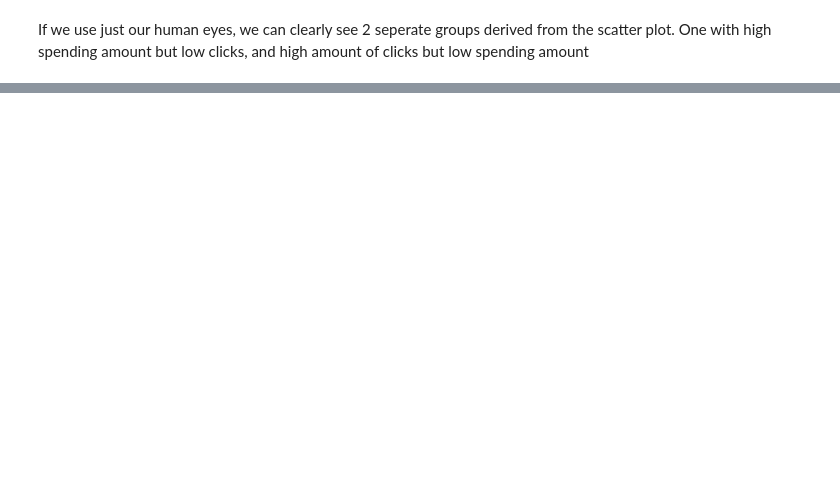
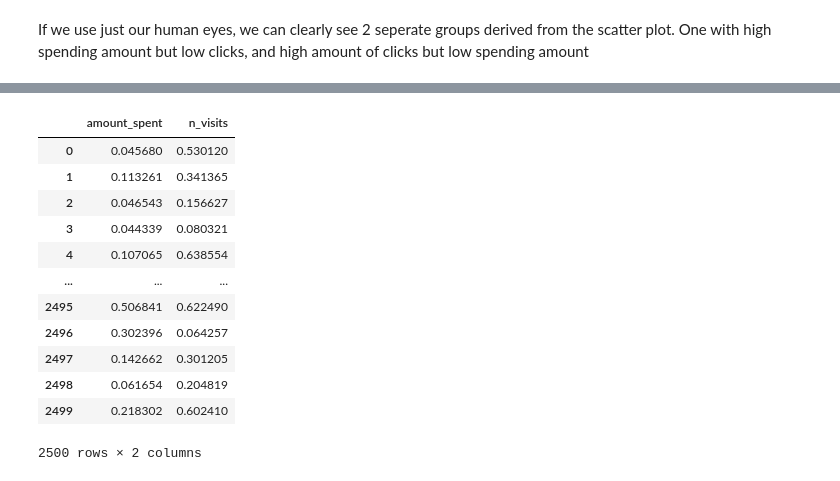
Before and after one commit to dastbek/Lesson-Note, a Jupyter notebook: Stats/K-means clustering.ipynb, the cells around one changed output, grey strips where cells are left out. Cells and saved outputs as stored; diff of their text form; code cells hidden in the pictures; blank space fills up the shorter version.

```diff
--- a/Stats/K-means clustering.ipynb
+++ b/Stats/K-means clustering.ipynb
@@ -70,0 +105,23 @@ If we use just our human eyes, we can clearly see 2 seperate groups derived from
+# %%
+from sklearn.preprocessing import MinMaxScaler
+from sklearn.cluster import KMeans
+
+scaler = MinMaxScaler()
+scaler.fit(c_df)
+X = pd.DataFrame(scaler.transform(c_df))
+X.columns = c_df.columns
+X
+# %% [output]
+|  | amount_spent | n_visits |
+| 0 | 0.045680 | 0.530120 |
+| 1 | 0.113261 | 0.341365 |
+| 2 | 0.046543 | 0.156627 |
+| 3 | 0.044339 | 0.080321 |
+| 4 | 0.107065 | 0.638554 |
+| ... | ... | ... |
+| 2495 | 0.506841 | 0.622490 |
+| 2496 | 0.302396 | 0.064257 |
+| 2497 | 0.142662 | 0.301205 |
+| 2498 | 0.061654 | 0.204819 |
+| 2499 | 0.218302 | 0.602410 |
+2500 rows × 2 columns
```
Also changed, not shown: parts of 12 cells of this notebook, 3 other files.
